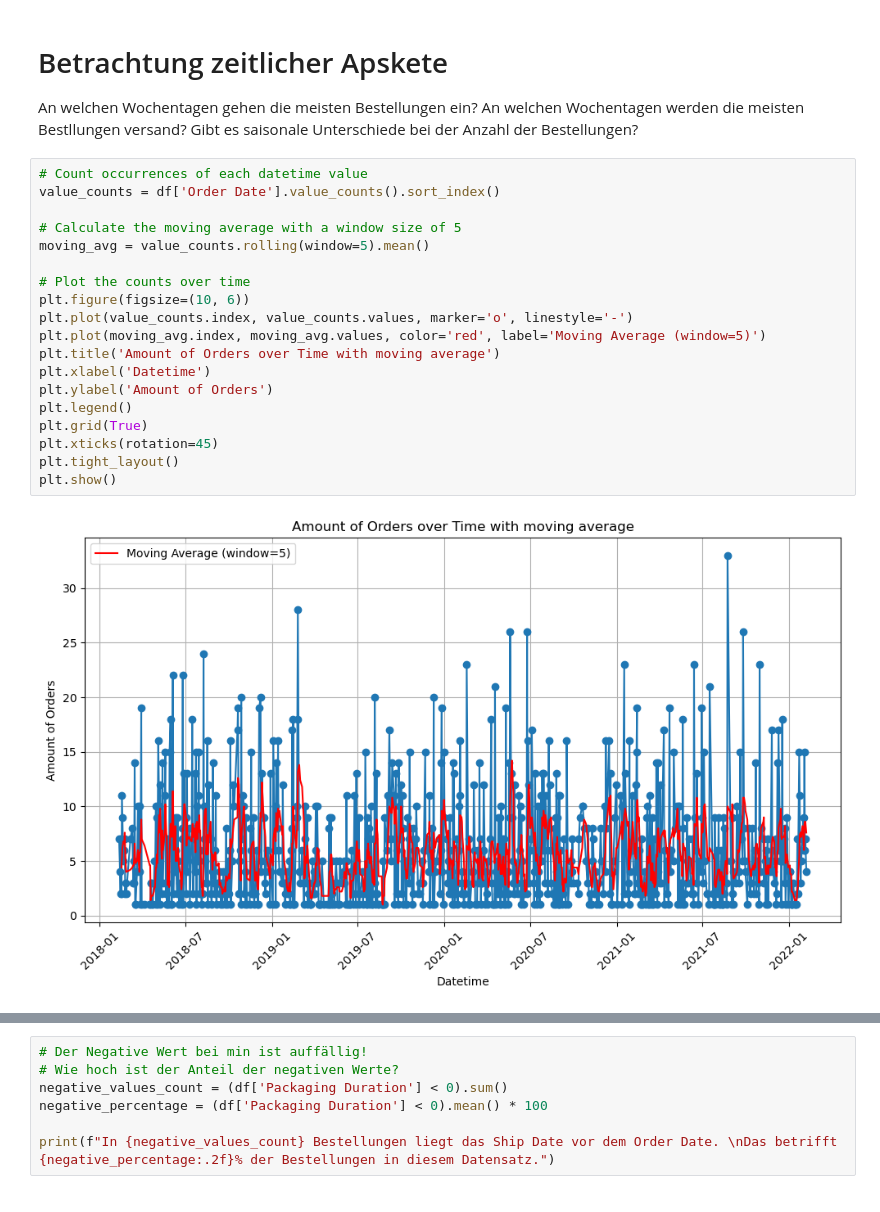
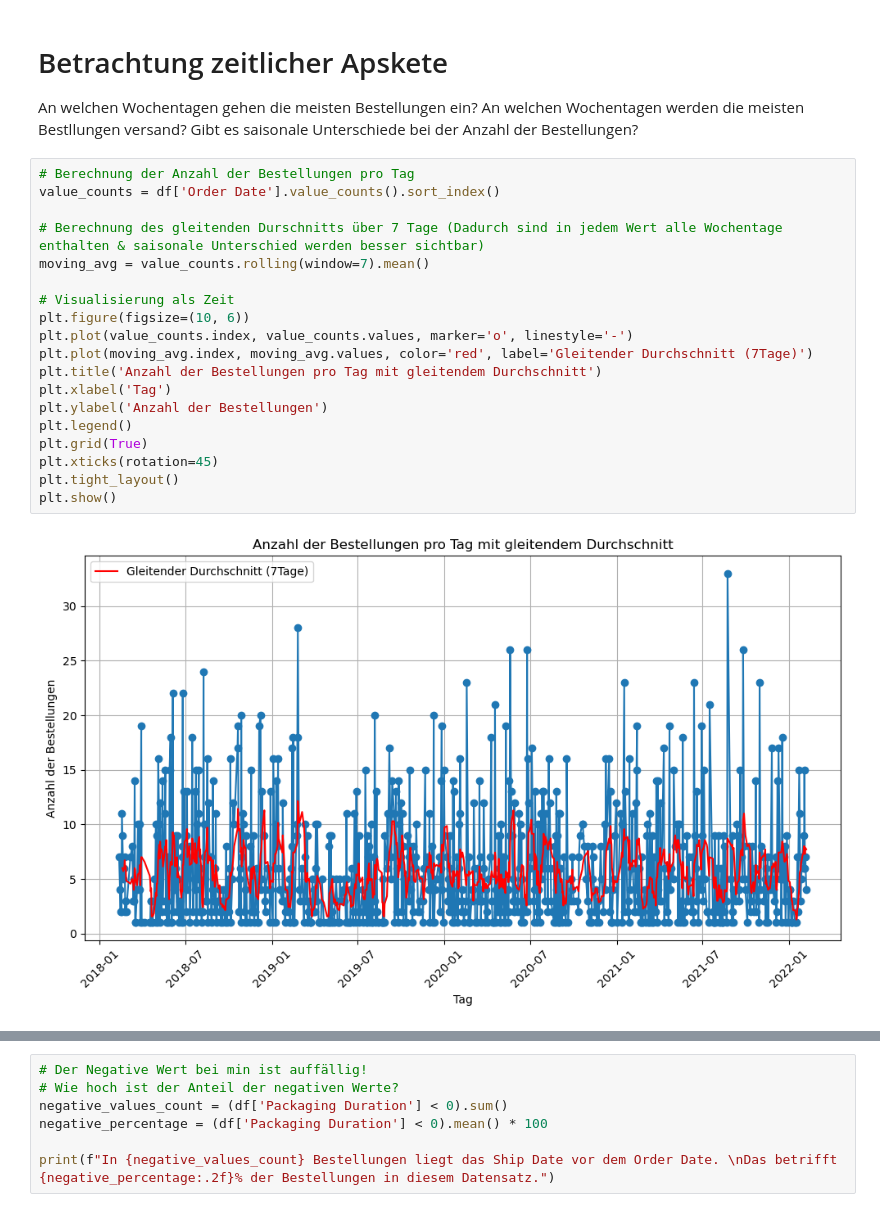
Before and after one commit to SchierleLukas/programming-for-datascience, a Jupyter notebook: notebooks/project.ipynb, the cells around one changed output, grey strips where cells are left out. Cells and saved outputs as stored; diff of their text form.

```diff
--- a/notebooks/project.ipynb
+++ b/notebooks/project.ipynb
@@ -438,24 +424,24 @@ An welchen Wochentagen gehen die meisten Bestellungen ein?
 An welchen Wochentagen werden die meisten Bestllungen versand?
 Gibt es saisonale Unterschiede bei der Anzahl der Bestellungen?
 # %%
-# Count occurrences of each datetime value
+# Berechnung der Anzahl der Bestellungen pro Tag
 value_counts = df['Order Date'].value_counts().sort_index()
 
-# Calculate the moving average with a window size of 5
-moving_avg = value_counts.rolling(window=5).mean()
+# Berechnung des gleitenden Durschnitts über 7 Tage (Dadurch sind in jedem Wert alle Wochentage enthalten & saisonale Unterschied werden besser sichtbar)
+moving_avg = value_counts.rolling(window=7).mean()
 
-# Plot the counts over time
+# Visualisierung als Zeit
 plt.figure(figsize=(10, 6))
 plt.plot(value_counts.index, value_counts.values, marker='o', linestyle='-')
-plt.plot(moving_avg.index, moving_avg.values, color='red', label='Moving Average (window=5)')
-plt.title('Amount of Orders over Time with moving average')
-plt.xlabel('Datetime')
-plt.ylabel('Amount of Orders')
+plt.plot(moving_avg.index, moving_avg.values, color='red', label='Gleitender Durchschnitt (7Tage)')
+plt.title('Anzahl der Bestellungen pro Tag mit gleitendem Durchschnitt')
+plt.xlabel('Tag')
+plt.ylabel('Anzahl der Bestellungen')
 plt.legend()
 plt.grid(True)
 plt.xticks(rotation=45)
 plt.tight_layout()
 plt.show()
 # %% [output]
-[figure, old version]
+[figure, new version]
 # %%
```
Also changed, not shown: parts of 29 cells of this notebook.
